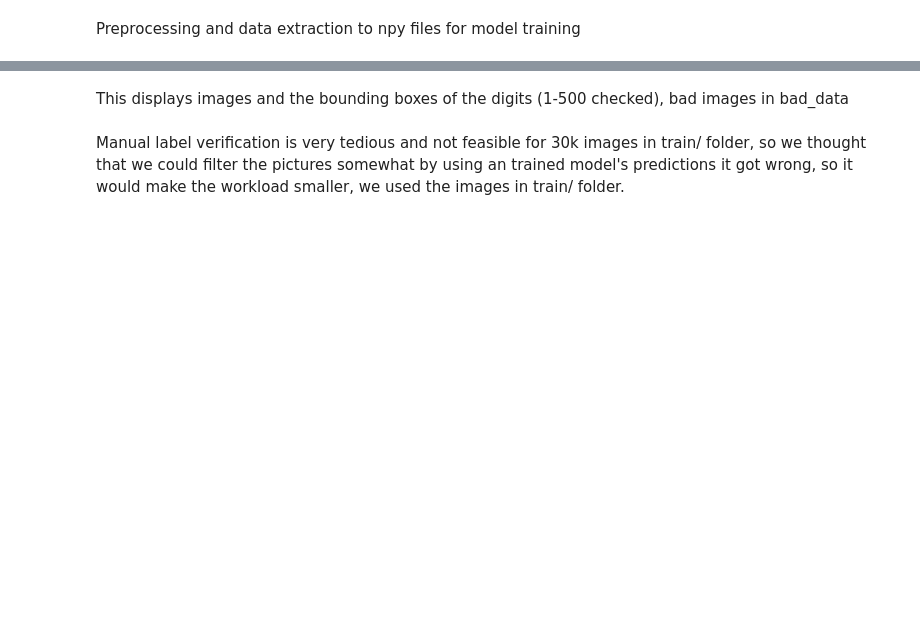
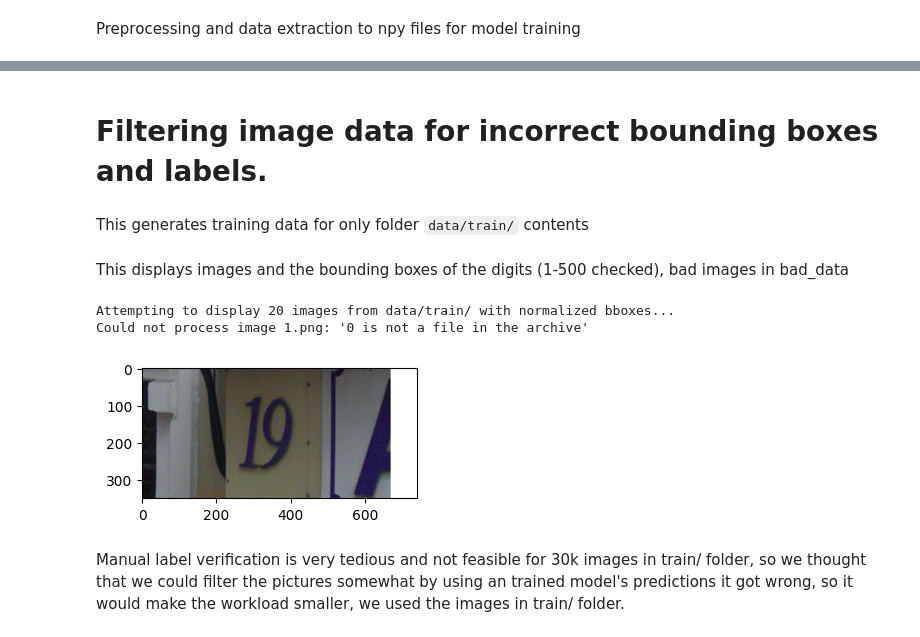
Before and after one commit to waltervoikar/number-identification, a Jupyter notebook: preprocessing.ipynb, the cells around one changed output, grey strips where cells are left out. Drawn from its saved outputs; the diff is of its cells as text; code cells hidden in the pictures; blank space fills up the shorter version.

```diff
--- a/preprocessing.ipynb
+++ b/preprocessing.ipynb
@@ -122,0 +157,4 @@ f.close()
+# %% [markdown]
+# Filtering image data for incorrect bounding boxes and labels.
+# %% [markdown]
+This generates training data for only folder `data/train/` contents
@@ -200,34 +254,38 @@ def visualize_fixed_bboxes(image_dir, y_train, num_show, rows, cols):
                 # Matplotlib requires (Left, Top, Width, Height)
                 rect = patches.Rectangle(
                     (left_pixel, top_pixel), # Top-Left corner (NOW CORRECTED)
                     pixel_width,             # Width
                     pixel_height,            # Height                    linewidth=2,
                     edgecolor='blue',
                     facecolor='none'
                 )
 
                 ax.add_patch(rect)
 
             ax.set_title(f"Image: {image_files[i]}\n(L, T, H, W format)")
             ax.axis('off')
 
         except Exception as e:
             print(f"Could not process image {image_files[i]}: {e}")
 
     # Hide any unused subplots if num_show is less than ROWS * COLS
     for j in range(num_show, len(axes)):
         fig.delaxes(axes[j])
 
     plt.tight_layout()
     plt.show()
 
 NUM_IMAGES_TO_SHOW = 20
 IMAGE_DIR = 'data/train/'
 COLS = 5
 ROWS = int(np.ceil(NUM_IMAGES_TO_SHOW / COLS))
-y_train = np.load("data/bboxes_train.npz", allow_pickle=True)
+y_train = np.load("data/bboxes_only_train.npz", allow_pickle=True)
 print(f"Attempting to display {NUM_IMAGES_TO_SHOW} images from {IMAGE_DIR} with normalized bboxes...")
 visualize_fixed_bboxes(IMAGE_DIR, y_train, NUM_IMAGES_TO_SHOW, ROWS, COLS)
+# %% [output]
+Attempting to display 20 images from data/train/ with normalized bboxes...
+Could not process image 1.png: '0 is not a file in the archive'
+[figure, added]
 # %% [markdown]
 Manual label verification is very tedious and not feasible for 30k images in train/ folder, so we thought that we could filter the pictures somewhat by using an trained model's predictions it got wrong, so it would make the workload smaller, we used the images in train/ folder.
 # %%
```
Also changed, not shown: parts of 18 cells of this notebook, 1 other file.
